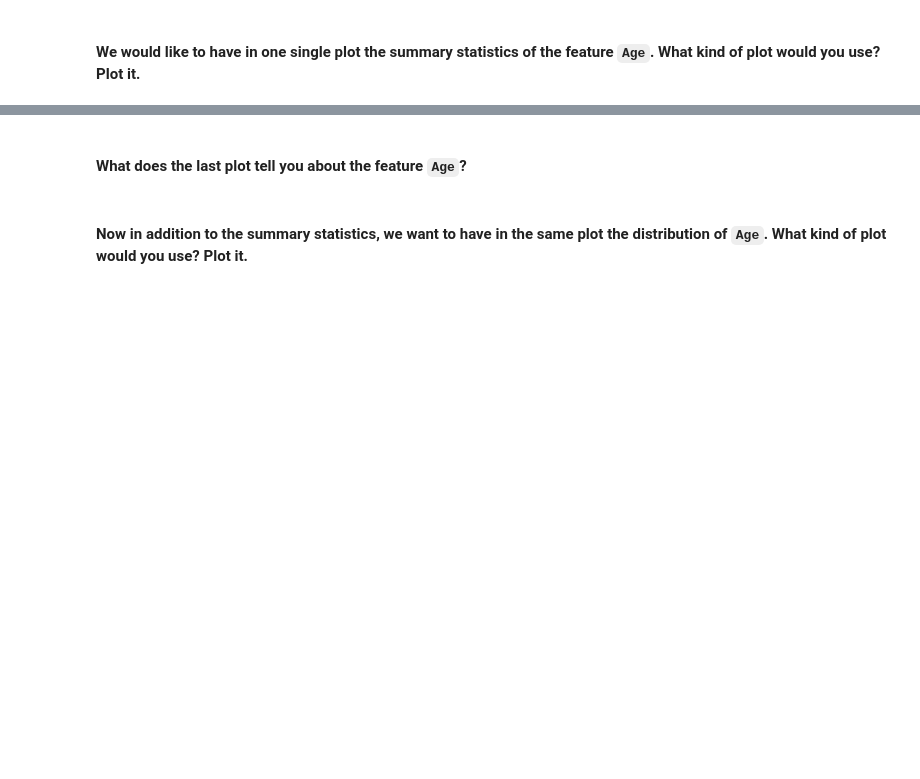
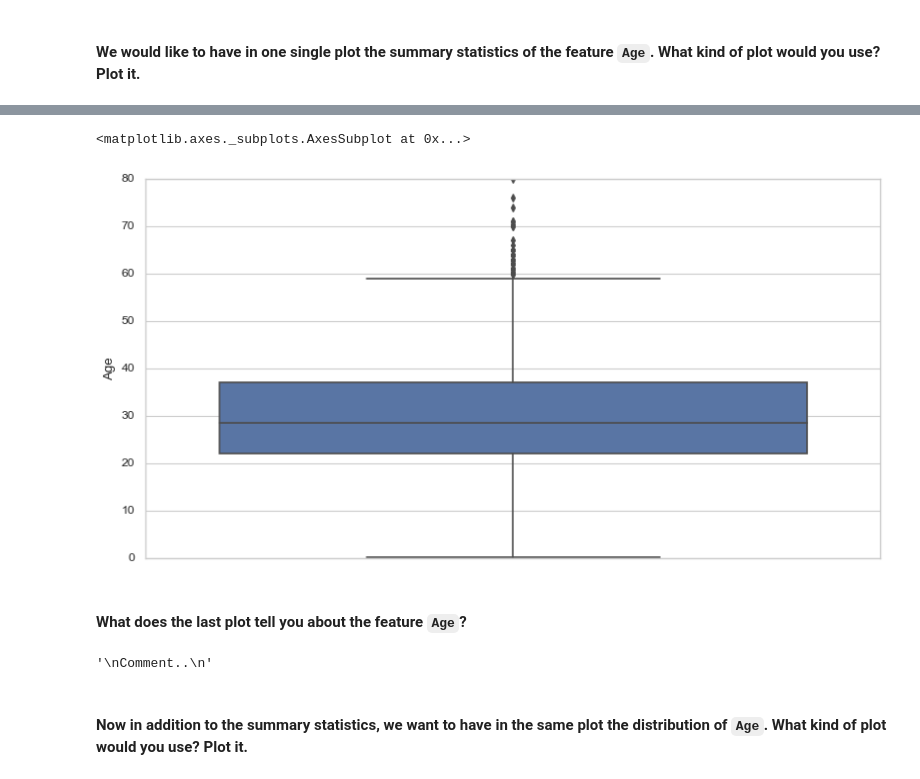
Before and after one commit to rebeccaestiarte/lab-matplotlib-seaborn, a Jupyter notebook: your-code/main.ipynb, the cells around one changed output, grey strips where cells are left out. Cells and saved outputs as stored; diff of their text form; code cells hidden in the pictures; blank space fills up the shorter version.

```diff
--- a/your-code/main.ipynb
+++ b/your-code/main.ipynb
@@ -558,2 +587,8 @@ your comments here
+# %%
+#Seaborn
+sns.boxplot(titanic["Age"], orient = "v")
+# %% [output]
+<matplotlib.axes._subplots.AxesSubplot at 0x...>
+[figure, added]
 # %% [markdown]
 #### What does the last plot tell you about the feature `Age`?
@@ -564,2 +595,8 @@ your comments here
+# %%
+"""
+Comment..
+"""
+# %% [output]
+'\nComment..\n'
 # %% [markdown]
 #### Now in addition to the summary statistics, we want to have in the same plot the distribution of `Age`. What kind of plot would you use? Plot it.
```
Also changed, not shown: parts of 28 cells of this notebook.
